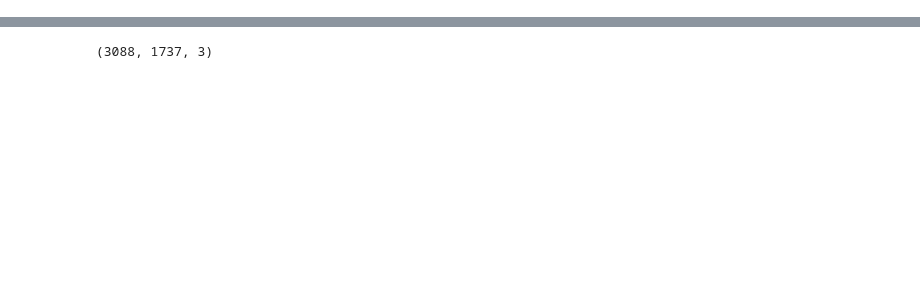
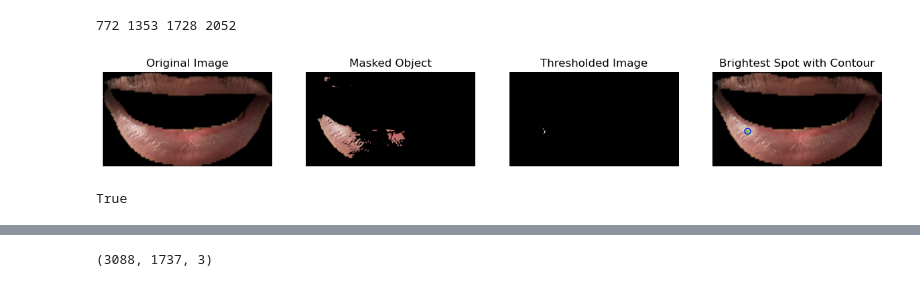
Before and after one commit to toufique-imam/blur-Detection-Haar-Wavelet, a Jupyter notebook: glsl/morph/test.ipynb, the cells around one changed output, grey strips where cells are left out. Cells and saved outputs as stored; diff of their text form; code cells hidden in the pictures; blank space fills up the shorter version.

```diff
--- a/glsl/morph/test.ipynb
+++ b/glsl/morph/test.ipynb
@@ -10,0 +98,72 @@ testImagePaths = ['/Users/nuhash/Downloads/test13_53_2.PNG' ]
+# %%
+import cv2
+import numpy as np
+import matplotlib.pyplot as plt
+
+# Load the image and mask
+image, left, right, top, bottom = trim(cv2.imread(testImagePaths[1]))  # Replace with your image path
+mask = (cv2.imread(testImagePaths[1], cv2.IMREAD_GRAYSCALE))  # Replace with your mask path
+mask = mask[top:bottom, left:right]
+# blur the mask
+mask = cv2.GaussianBlur(mask, (5, 5), 0)
+image = cv2.GaussianBlur(image, (5, 5), 0)
+# Ensure the mask is binary (0s and 1s)
+_, mask = cv2.threshold(mask, 127, 255, cv2.THRESH_BINARY)
+
+# Apply the mask to the image
+masked_image = cv2.bitwise_and(image, image, mask=mask)
+
+# Convert the masked region to grayscale
+gray_image = cv2.cvtColor(masked_image, cv2.COLOR_BGR2GRAY)
+
+# Find the brightest spot using minMaxLoc
+minVal, maxVal, minLoc, maxLoc = cv2.minMaxLoc(gray_image, mask=mask)
+
+# Threshold the grayscale image to highlight bright areas
+_, thresholded_image = cv2.threshold(gray_image, maxVal - 20, 255, cv2.THRESH_BINARY)  # You can adjust the threshold value
+
+# Find contours in the thresholded image
+contours, _ = cv2.findContours(thresholded_image, cv2.RETR_EXTERNAL, cv2.CHAIN_APPROX_SIMPLE)
+
+# Draw contours on the original image
+result_image = image.copy()
+cv2.drawContours(result_image, contours, -1, (0, 255, 0), 2)  # Draw all contours with a green line
+
+# Optionally, you can also draw a circle at the brightest point
+cv2.circle(result_image, maxLoc, 10, (255, 0, 0), 2)  # Draw a circle at the brightest spot with a blue color
+
+# Display the original image, masked image, thresholded image, and result with contours
+plt.figure(figsize=(15,5))
+
+# Display Original Image
+plt.subplot(1, 4, 1)
+plt.imshow(cv2.cvtColor(image, cv2.COLOR_BGR2RGB))
+plt.title('Original Image')
+plt.axis('off')
+
+# Display Masked Image
+plt.subplot(1, 4, 2)
+plt.imshow(cv2.cvtColor(masked_image, cv2.COLOR_BGR2RGB))
+plt.title('Masked Object')
+plt.axis('off')
+
+# Display Thresholded Image
+plt.subplot(1, 4, 3)
+plt.imshow(thresholded_image, cmap='gray')
+plt.title('Thresholded Image')
+plt.axis('off')
+
+# Display Result Image with Contours
+plt.subplot(1, 4, 4)
+plt.imshow(cv2.cvtColor(result_image, cv2.COLOR_BGR2RGB))
+plt.title('Brightest Spot with Contour')
+plt.axis('off')
+
+plt.show()
+
+# Save the result if needed
+cv2.imwrite('brightest_spot_contour_detected.jpg', result_image)
+# %% [output]
+772 1353 1728 2052
+[figure, added]
+True
```
Also changed, not shown: parts of 10 cells of this notebook, 10 other files.
